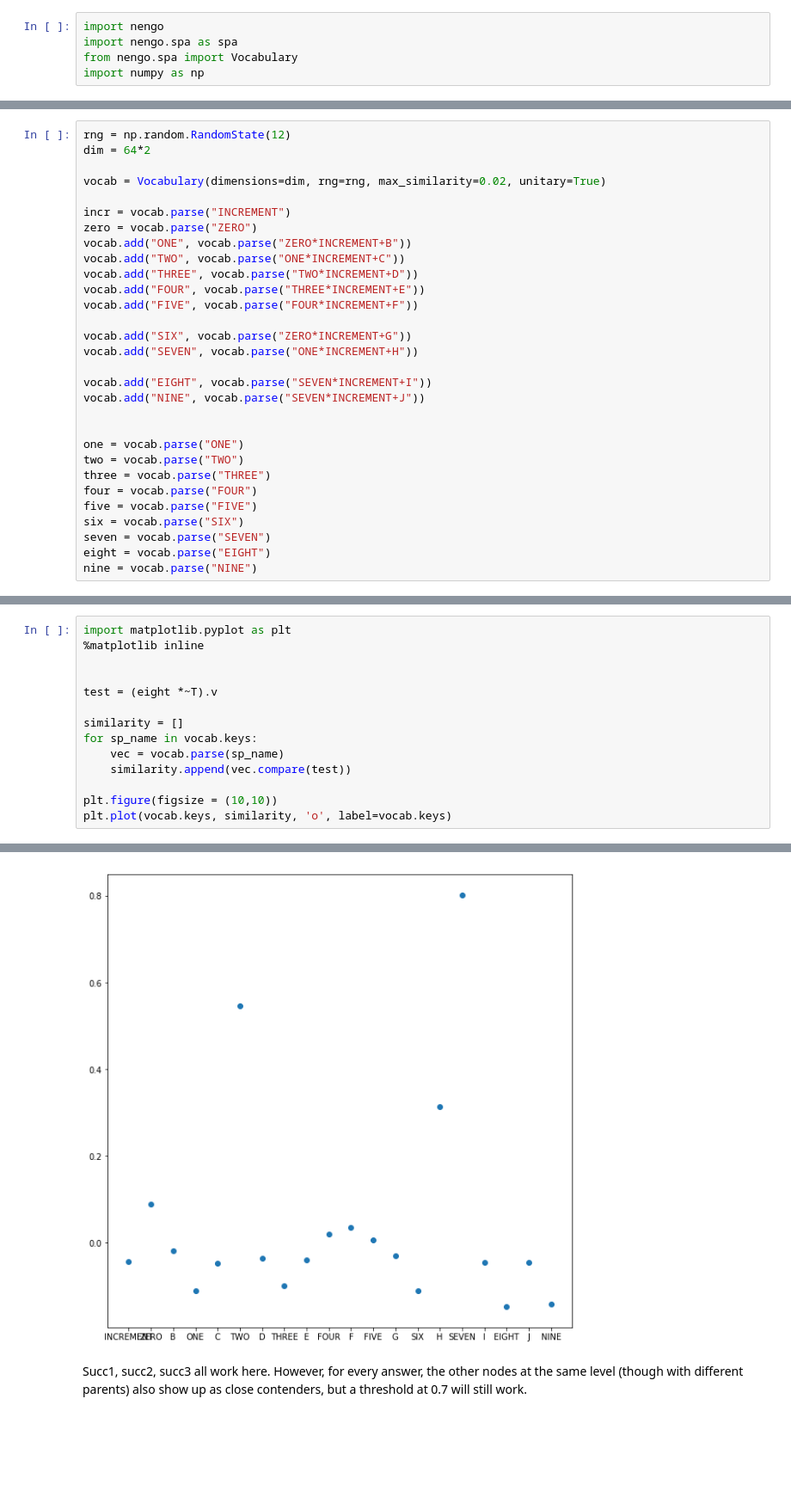
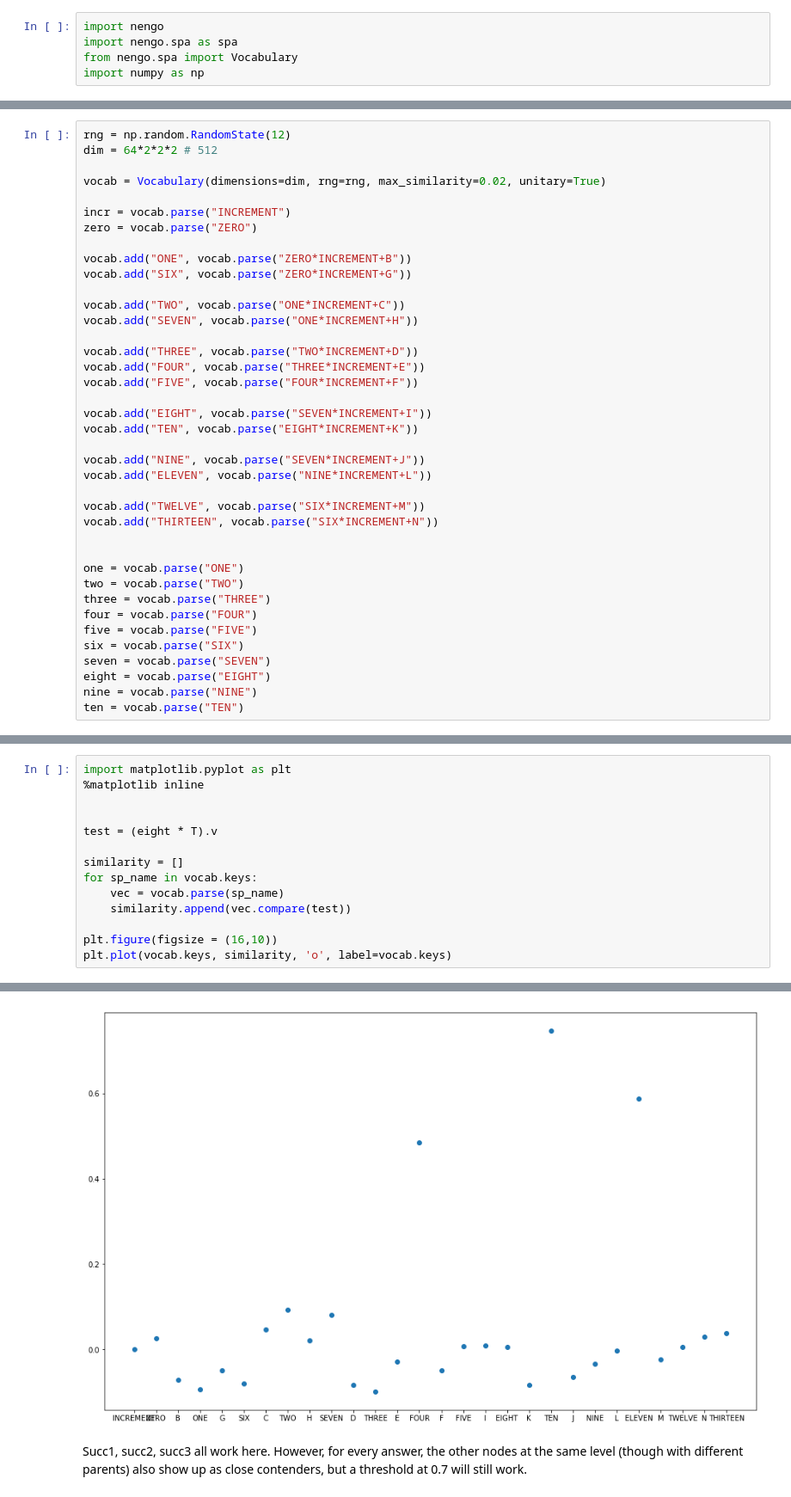
Before and after one commit to s72sue/induction, a Jupyter notebook: hrr_neural/succ_operation-seqCoding-hierarchy.ipynb, the cells around one changed output, grey strips where cells are left out. Shown: that part at 86% size. Drawn from its saved outputs; the diff is of its cells as text; blank space fills up the shorter version.

```diff
--- a/hrr_neural/succ_operation-seqCoding-hierarchy.ipynb
+++ b/hrr_neural/succ_operation-seqCoding-hierarchy.ipynb
@@ -8,22 +30,30 @@ import numpy as np
 # %%
 rng = np.random.RandomState(12)
-dim = 64*2
+dim = 64*2*2*2 # 512
 
 vocab = Vocabulary(dimensions=dim, rng=rng, max_similarity=0.02, unitary=True)
 
 incr = vocab.parse("INCREMENT")
 zero = vocab.parse("ZERO")
+
 vocab.add("ONE", vocab.parse("ZERO*INCREMENT+B"))
+vocab.add("SIX", vocab.parse("ZERO*INCREMENT+G"))
+
 vocab.add("TWO", vocab.parse("ONE*INCREMENT+C"))
+vocab.add("SEVEN", vocab.parse("ONE*INCREMENT+H"))
+
 vocab.add("THREE", vocab.parse("TWO*INCREMENT+D"))
 vocab.add("FOUR", vocab.parse("THREE*INCREMENT+E"))
 vocab.add("FIVE", vocab.parse("FOUR*INCREMENT+F"))
 
-vocab.add("SIX", vocab.parse("ZERO*INCREMENT+G"))
-vocab.add("SEVEN", vocab.parse("ONE*INCREMENT+H"))
+vocab.add("EIGHT", vocab.parse("SEVEN*INCREMENT+I"))
+vocab.add("TEN", vocab.parse("EIGHT*INCREMENT+K"))
 
-vocab.add("EIGHT", vocab.parse("SEVEN*INCREMENT+I"))
 vocab.add("NINE", vocab.parse("SEVEN*INCREMENT+J"))
+vocab.add("ELEVEN", vocab.parse("NINE*INCREMENT+L"))
+
+vocab.add("TWELVE", vocab.parse("SIX*INCREMENT+M"))
+vocab.add("THIRTEEN", vocab.parse("SIX*INCREMENT+N"))
 
 
 one = vocab.parse("ONE")
@@ -35,5 +65,6 @@ six = vocab.parse("SIX")
 seven = vocab.parse("SEVEN")
 eight = vocab.parse("EIGHT")
 nine = vocab.parse("NINE")
+ten = vocab.parse("TEN")
 # %%
 # Compute the transformation and convert it into a SP object
@@ -42,20 +73,20 @@ T = spa.SemanticPointer(T)
 # %%
 import matplotlib.pyplot as plt
 %matplotlib inline
 
 
-test = (eight *~T).v
+test = (eight * T).v
 
 similarity = []
 for sp_name in vocab.keys:
     vec = vocab.parse(sp_name)
     similarity.append(vec.compare(test))
 
-plt.figure(figsize = (10,10))
+plt.figure(figsize = (16,10))
 plt.plot(vocab.keys, similarity, 'o', label=vocab.keys)
 # %% [output]
 [<matplotlib.lines.Line2D at 0x...>]
-[figure, old version]
+[figure, new version]
 # %% [markdown]
 Succ1, succ2, succ3 all work here.
 However, for every answer, the other nodes at the same level (though with different parents) also show up as close contenders, but a threshold at 0.7 will still work.
```
Also changed, not shown: parts of 2 cells of this notebook, 7 other files.
